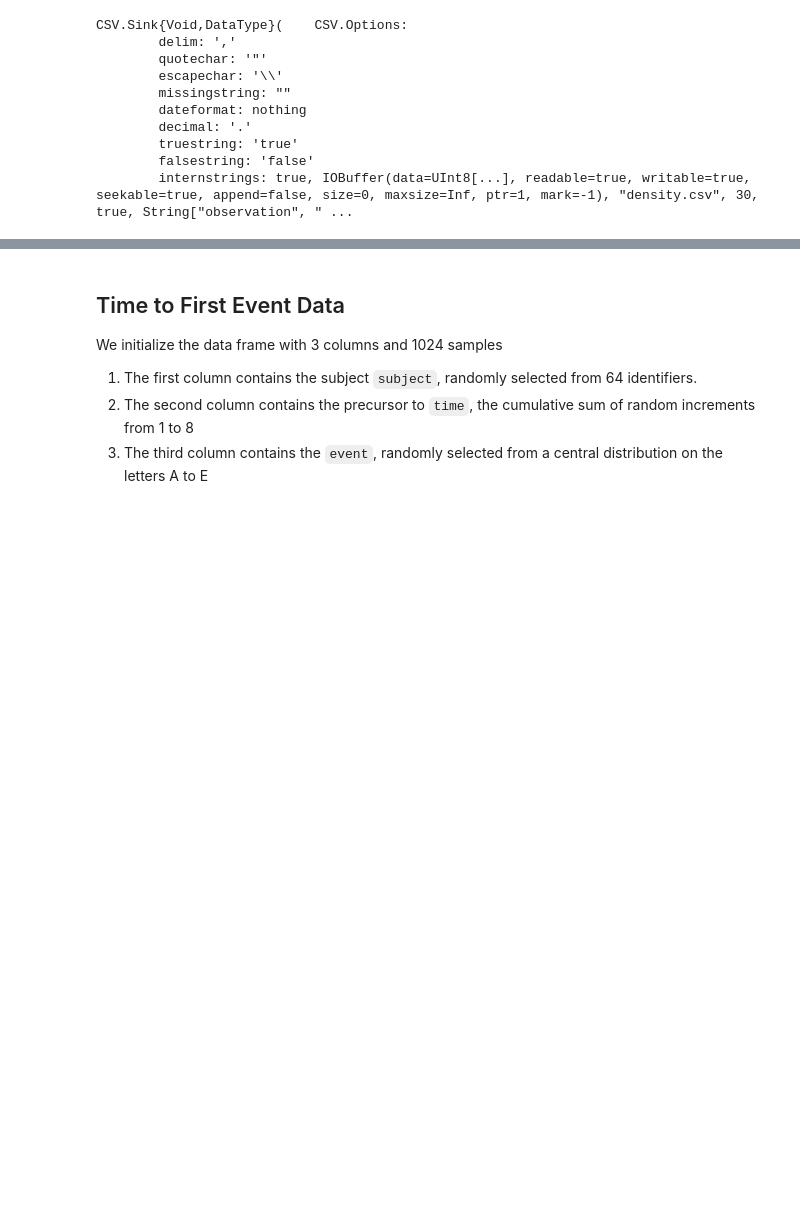
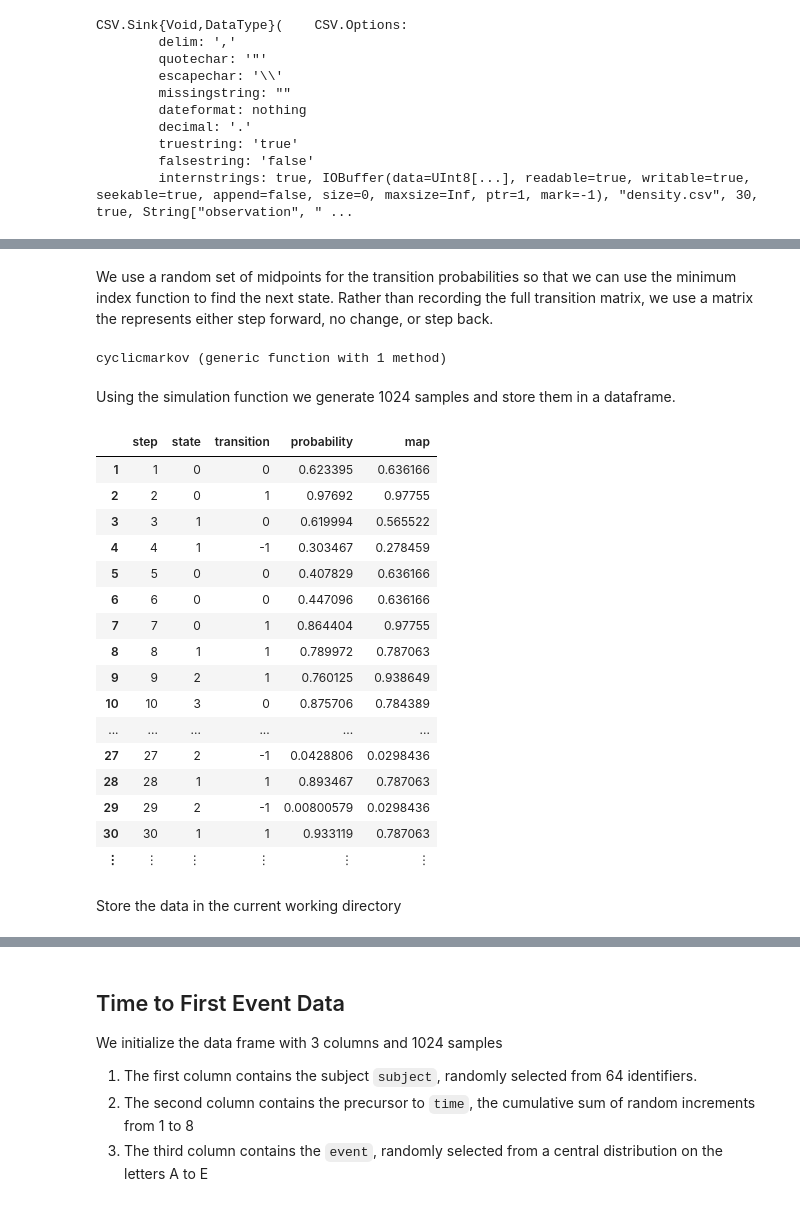
Before and after one commit to aaronsheldon/tableau-examples, a Jupyter notebook: simple-data-generation.ipynb, the cells around one changed output, grey strips where cells are left out. Cells and saved outputs as stored; diff of their text form; code cells hidden in the pictures; blank space fills up the shorter version.

Commit message:
Adding a simple cyclic Markov process generator and a sample generated dataset

```diff
--- a/simple-data-generation.ipynb
+++ b/simple-data-generation.ipynb
@@ -57,0 +60,5 @@ To illustrate lead and lag level of detail calculations we will generate $1024$
+# %%
+function randmid(samples::Int64, partitions::Int64)
+    temp = [zeros(Float64, samples) sort(rand(samples, partitions-1), 2) ones(Float64, samples)]
+    return (temp[:,1:partitions] + temp[:,2:(1 + partitions)])/2
+end
@@ -57,0 +81,45 @@ To illustrate lead and lag level of detail calculations we will generate $1024$
+# %% [markdown]
+We use a random set of midpoints for the transition probabilities so that we can use the minimum index function to find the next state. Rather than recording the full transition matrix, we use a matrix the represents either step forward, no change, or step back.
+# %%
+function cyclicmarkov(steps::Int64, states::Int64)
+    df = DataFrame(
+        step = 1:steps,
+        state = zeros(Int64, steps),
+        transition = zeros(Int64, steps),
+        probability = rand(steps),
+        map = zeros(Float64, steps)
+    )
+    transitions = randmid(states, 3)
+    for i = 1:(steps-1)
+        df[:transition][i] = indmin(abs.(transitions[df[:state][i]+1, :] - df[:probability][i])) - 2
+        df[:map][i] = transitions[df[:state][i]+1, df[:transition][i] + 2]
+        df[:state][i+1] = (states + df[:transition][i] + df[:state][i]) % states
+    end
+    return df
+end
+# %% [output]
+cyclicmarkov (generic function with 1 method)
+# %% [markdown]
+Using the simulation function we generate 1024 samples and store them in a dataframe.
+# %%
+leadlag = cyclicmarkov(1024,8)
+# %% [output]
+|  | step | state | transition | probability | map |
+| 1 | 1 | 0 | 0 | 0.623395 | 0.636166 |
+| 2 | 2 | 0 | 1 | 0.97692 | 0.97755 |
+| 3 | 3 | 1 | 0 | 0.619994 | 0.565522 |
+| 4 | 4 | 1 | -1 | 0.303467 | 0.278459 |
+| 5 | 5 | 0 | 0 | 0.407829 | 0.636166 |
+| 6 | 6 | 0 | 0 | 0.447096 | 0.636166 |
+| 7 | 7 | 0 | 1 | 0.864404 | 0.97755 |
+| 8 | 8 | 1 | 1 | 0.789972 | 0.787063 |
+| 9 | 9 | 2 | 1 | 0.760125 | 0.938649 |
+| 10 | 10 | 3 | 0 | 0.875706 | 0.784389 |
+| ... | ... | ... | ... | ... | ... |
+| 27 | 27 | 2 | -1 | 0.0428806 | 0.0298436 |
+| 28 | 28 | 1 | 1 | 0.893467 | 0.787063 |
+| 29 | 29 | 2 | -1 | 0.00800579 | 0.0298436 |
+| 30 | 30 | 1 | 1 | 0.933119 | 0.787063 |
+| ⋮ | ⋮ | ⋮ | ⋮ | ⋮ | ⋮ |
+# %% [markdown]
+Store the data in the current working directory
```
Also changed, not shown: parts of 6 cells of this notebook, 1 other file.
